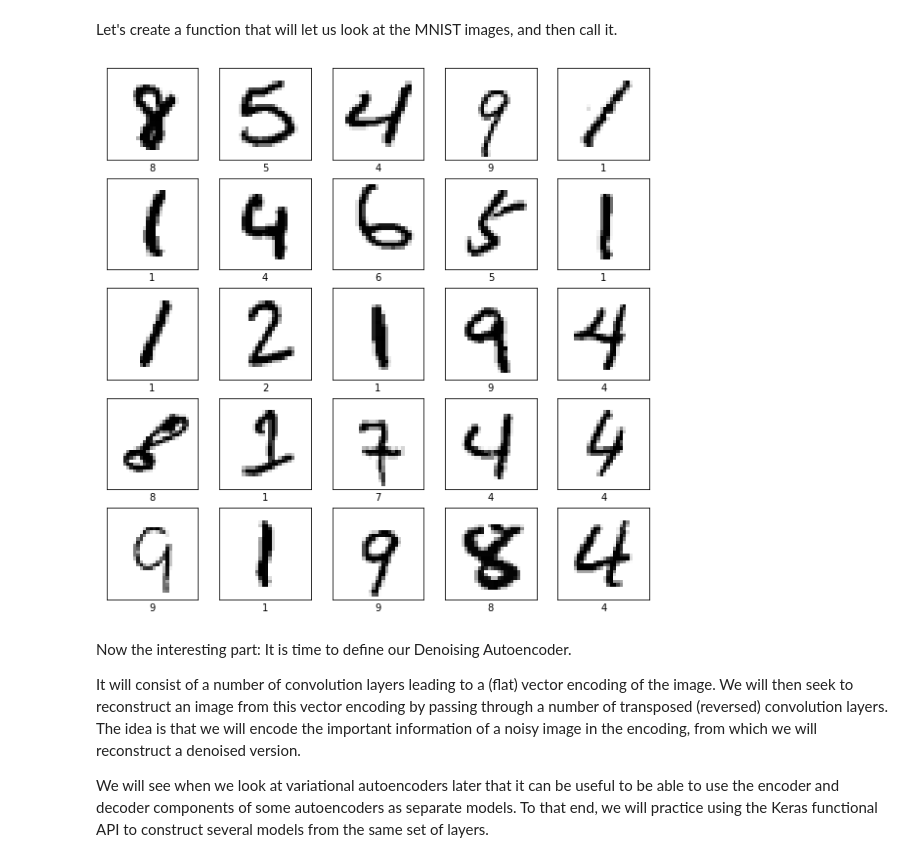
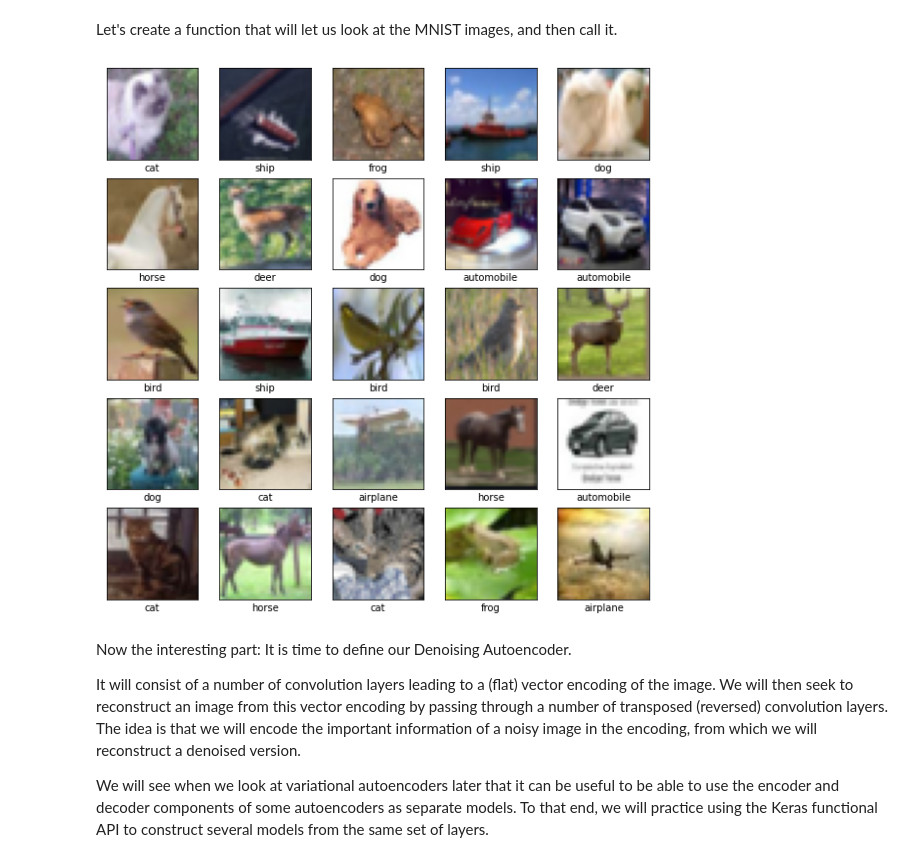
Before and after one commit to emali1/Mastering-Keras, a Jupyter notebook: Module 2.4_ NAEs.ipynb, the cells around one changed output. Cells and saved outputs as stored; diff of their text form; code cells hidden in the pictures.

Commit message:
update using cifar10 dataset

```diff
--- a/Module 2.4_ NAEs.ipynb
+++ b/Module 2.4_ NAEs.ipynb
@@ -62,31 +63,33 @@ We are going to want few versions of the images:
 
 Of course we also want the image labels, and we will also make use of a vector of class names. Below we give a function that will get these things, the data components divided into training and test sets. We will then call the function.
 # %%
-def get_data():
-  (x_train_raw, y_train), (x_test_raw, y_test) = mnist.load_data()
+def get_data(dataset,channels):
+  (x_train_raw, y_train), (x_test_raw, y_test) = dataset.load_data()
 
   # Pre-process them into real numbers between 0 and 1 and flatten
   x_train_raw = x_train_raw.astype('float32') / 255.
   x_test_raw = x_test_raw.astype('float32') / 255.
 
   # Reshape to channel last (single channel, since greyscale)
-  x_train = np.reshape(x_train_raw, (-1, x_train_raw.shape[1], x_train_raw.shape[2], 1))
-  x_test = np.reshape(x_train_raw, (-1, x_test_raw.shape[1], x_test_raw.shape[2], 1))
+  x_train = np.reshape(x_train_raw, (-1, x_train_raw.shape[1], x_train_raw.shape[2], channels))
+  x_test = np.reshape(x_train_raw, (-1, x_test_raw.shape[1], x_test_raw.shape[2], channels))
 
   # Make noisy images by adding Gaussian noise with mean=0.5 and std=0.5
   # noise = np.random.random(size=x_train.shape)
-  noise = np.random.normal(loc=0.5, scale=0.5, size=x_train.shape)
+  # noise = np.random.normal(loc=0.5, scale=0.5, size=x_train.shape)
+  noise = 0
   x_train_noisy = x_train + noise
   # noise = np.random.random(size=x_test.shape)
-  noise = np.random.normal(loc=0.5, scale=0.5, size=x_test.shape)
+  # noise = np.random.normal(loc=0.5, scale=0.5, size=x_test.shape)
+
   x_test_noisy = x_test + noise
   # But clip values so they remain with 0 and 1
   x_train_noisy = np.clip(x_train_noisy, 0., 1.)
   x_test_noisy = np.clip(x_test_noisy, 0., 1.)
 
-  class_names=np.array(["0","1","2","3","4","5","6","7","8","9"])
+  # class_names=np.array(["0","1","2","3","4","5","6","7","8","9"])
 
-  return x_train,x_train_noisy,y_train,x_test,x_test_noisy,y_test,class_names
+  return x_train,x_train_noisy,y_train,x_test,x_test_noisy,y_test
 # %%
 np.random.random(size=x_train.shape).shape
 # %% [output]
@@ -96,7 +97,16 @@ x_train,x_train_noisy,y_train,x_test,x_test_noisy,y_test,class_names=get_data()
+# %%
+#mnist
+# class_names=np.array(["0","1","2","3","4","5","6","7","8","9"])
+# x_train,x_train_noisy,y_train,x_test,x_test_noisy,y_test=get_data(mnist,1)
+
+#cifar10
+class_names = ['airplane', 'automobile', 'bird', 'cat', 'deer',
+               'dog', 'frog', 'horse', 'ship', 'truck']
+x_train,x_train_noisy,y_train,x_test,x_test_noisy,y_test=get_data(cifar10,3)
 # %% [markdown]
 Let's create a function that will let us look at the MNIST images, and then call it.
 # %%
-def show_images(images,labels,class_names):
+def show_images(images,labels,class_names,shape):
   plt.figure(figsize=(10,10))
   indices=np.random.randint(0,images.shape[0],25)
   for i in range(25):
@@ -104,13 +114,13 @@ def show_images(images,labels,class_names):
       plt.xticks([])
       plt.yticks([])
       plt.grid(False)
-      plt.imshow(images[indices[i]].reshape((28,28)), cmap=plt.cm.binary)
-      plt.xlabel(class_names[labels[indices[i]]])
+      plt.imshow(images[indices[i]].reshape(shape,))
+      plt.xlabel(class_names[int(labels[indices[i]])])
   plt.show()
 # %%
-show_images(x_train,y_train,class_names)
+show_images(x_train,y_train,class_names,(32,32,3))
 # %% [output]
-[figure, old version]
+[figure, new version]
 # %% [markdown]
 Now the interesting part: It is time to define our Denoising Autoencoder.
 
```
Also changed, not shown: parts of 10 cells of this notebook.
